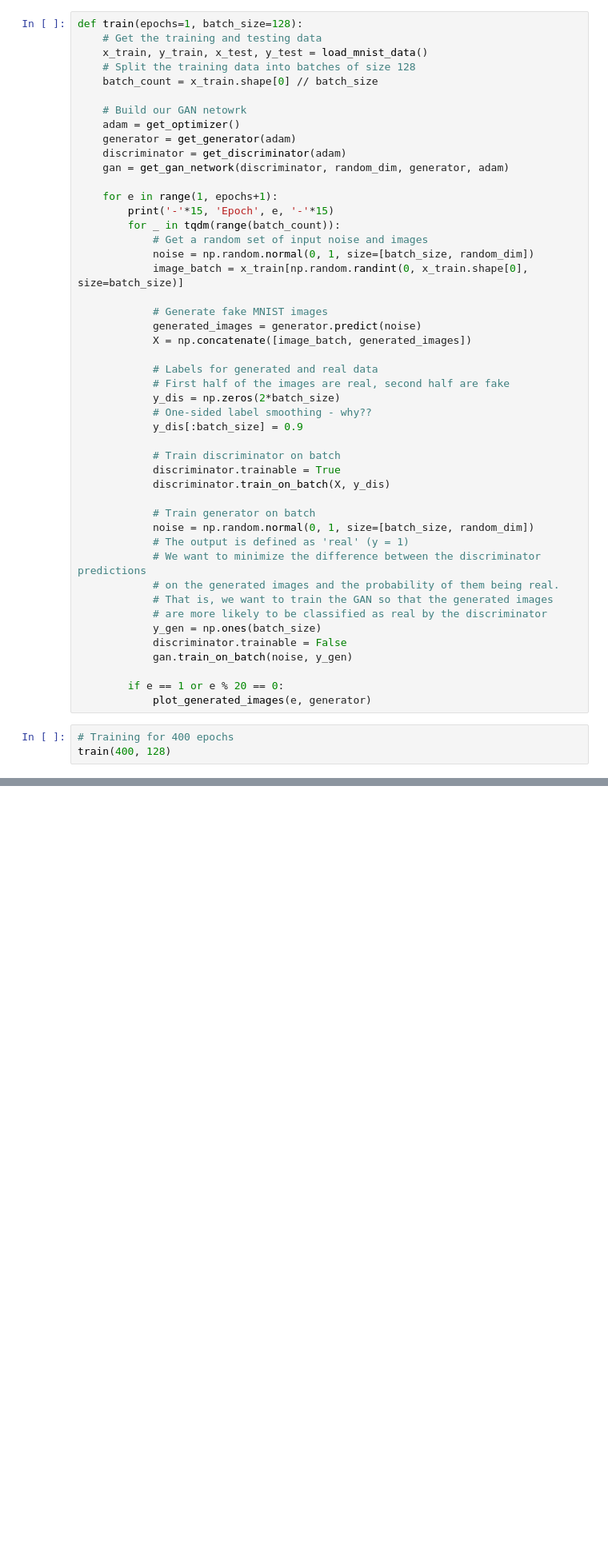
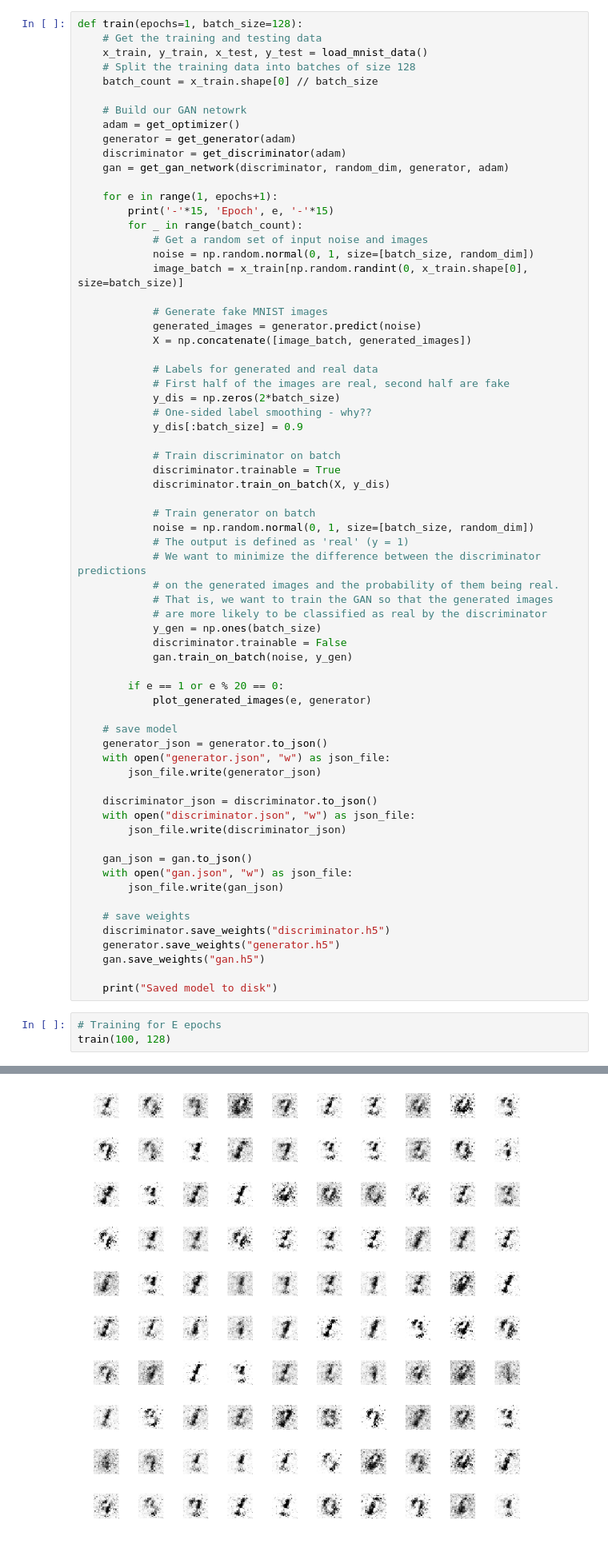
Before and after one commit to miguelfmc/keras-tutorial-GAN, a Jupyter notebook: KerasGAN.ipynb, the cells around one changed output, grey strips where cells are left out. Shown at 80% size. Drawn from its saved outputs; the diff is of its cells as text; blank space fills up the shorter version.

Commit message:
Added evaluation of model

```diff
--- a/KerasGAN.ipynb
+++ b/KerasGAN.ipynb
@@ -158,7 +157,7 @@ def train(epochs=1, batch_size=128):
 
     for e in range(1, epochs+1):
         print('-'*15, 'Epoch', e, '-'*15)
-        for _ in tqdm(range(batch_count)):
+        for _ in range(batch_count):
             # Get a random set of input noise and images
             noise = np.random.normal(0, 1, size=[batch_size, random_dim])
             image_batch = x_train[np.random.randint(0, x_train.shape[0], size=batch_size)]
@@ -190,6 +189,27 @@ def train(epochs=1, batch_size=128):
 
         if e == 1 or e % 20 == 0:
             plot_generated_images(e, generator)
+
+    # save model
+    generator_json = generator.to_json()
+    with open("generator.json", "w") as json_file:
+        json_file.write(generator_json)
+
+    discriminator_json = discriminator.to_json()
+    with open("discriminator.json", "w") as json_file:
+        json_file.write(discriminator_json)
+
+    gan_json = gan.to_json()
+    with open("gan.json", "w") as json_file:
+        json_file.write(gan_json)
+
+    # save weights
+    discriminator.save_weights("discriminator.h5")
+    generator.save_weights("generator.h5")
+    gan.save_weights("gan.h5")
+
+    print("Saved model to disk")
 # %%
-# Training for 400 epochs
-train(400, 128)
+# Training for E epochs
+train(100, 128)
+# %% [output]
@@ -195,0 +217 @@ train(400, 128)
+[figure, added]
```
Also changed, not shown: parts of 7 cells of this notebook.
